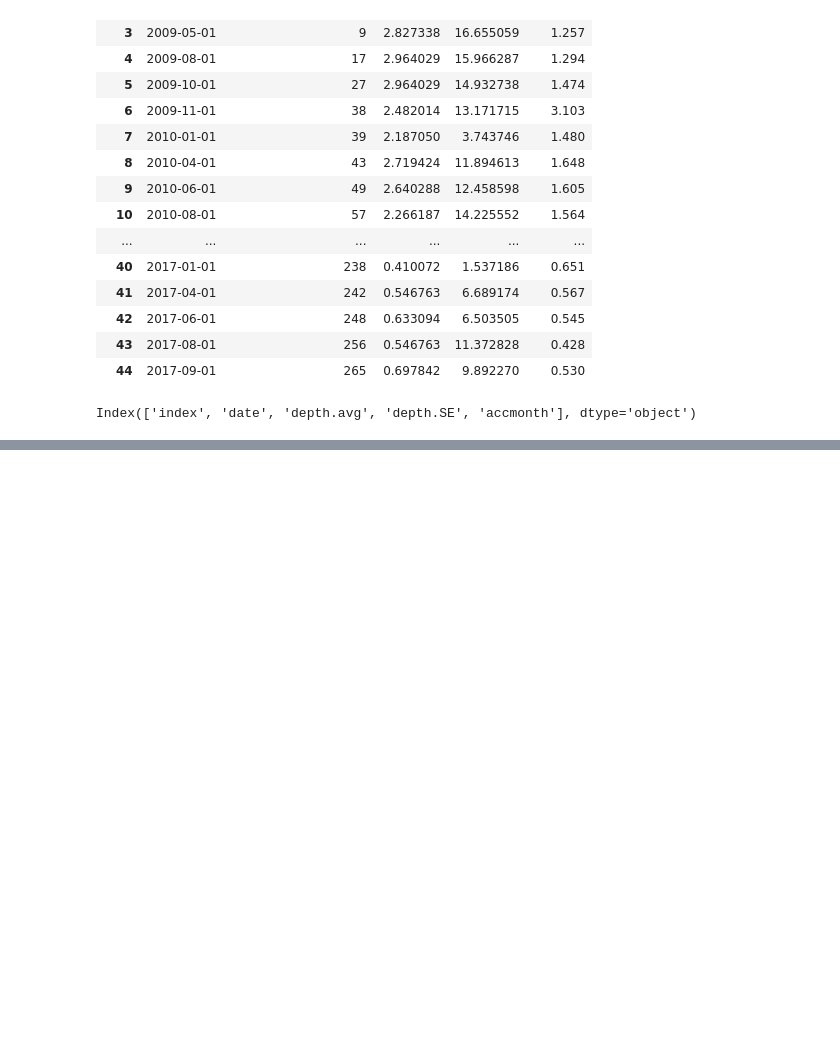
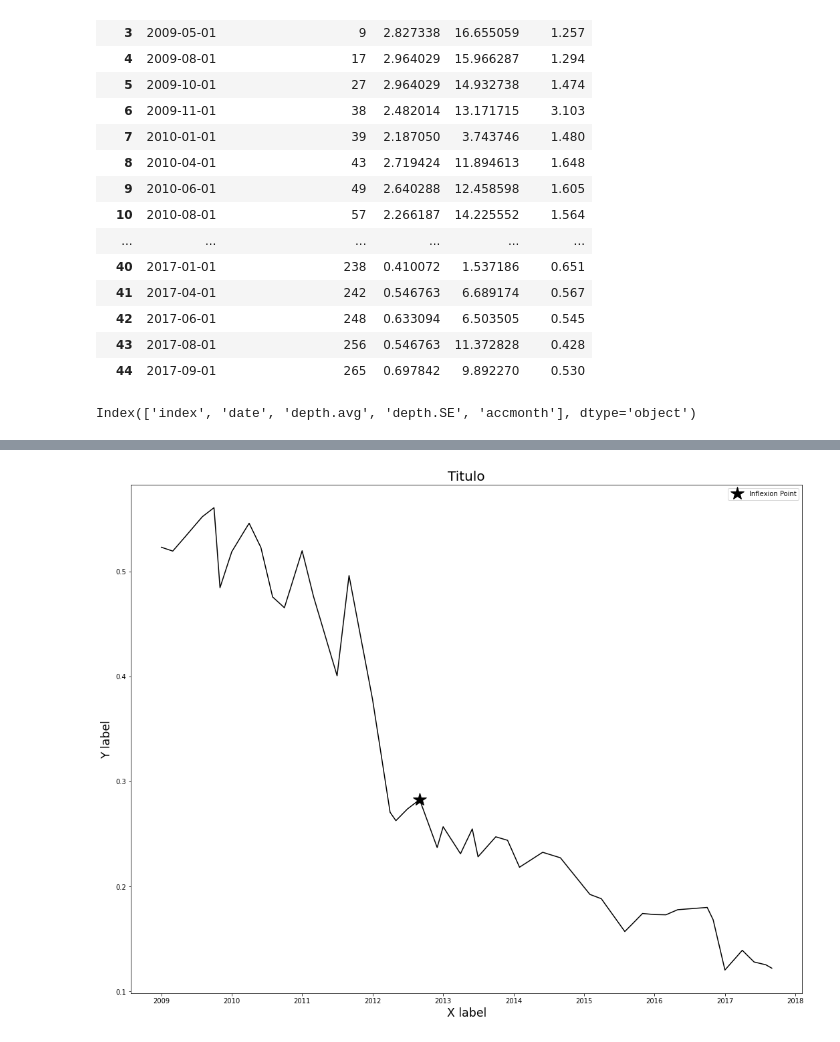
Before and after one commit to luisagranados/sinkholes, a Jupyter notebook: sinkholes_plots.ipynb, the cells around one changed output, grey strips where cells are left out. Drawn from its saved outputs; the diff is of its cells as text; code cells hidden in the pictures; blank space fills up the shorter version.

```diff
--- a/sinkholes_plots.ipynb
+++ b/sinkholes_plots.ipynb
@@ -416,0 +418,15 @@ plt.show()
+# %%
+df = pd.read_csv('data/23agos2021_DatFigTrendSupCilindro.txt', sep=" ",)
+df['month_year']=pd.to_datetime(df['date'], format='%b%Y')
+df = df.rename(columns={"supCil.SE":"Standard Error", "supCil.avg":"Average"})
+
+plt.plot(df['month_year'], df['Average'],'k')
+plt.plot(df[df['date']=='Sep2012']['month_year'],df[df['date']=='Sep2012']['Average'], 'k*', markersize=20, linewidth=3, label="Inflexion Point")
+plt.title('Titulo', fontsize=20)
+plt.xlabel('X label', fontsize='xx-large')
+plt.ylabel('Y label', fontsize='xx-large')
+plt.legend()
+
+plt.show()
+# %% [output]
+[figure, added]
```
Also changed, not shown: parts of 1 cell of this notebook, 6 other files.
